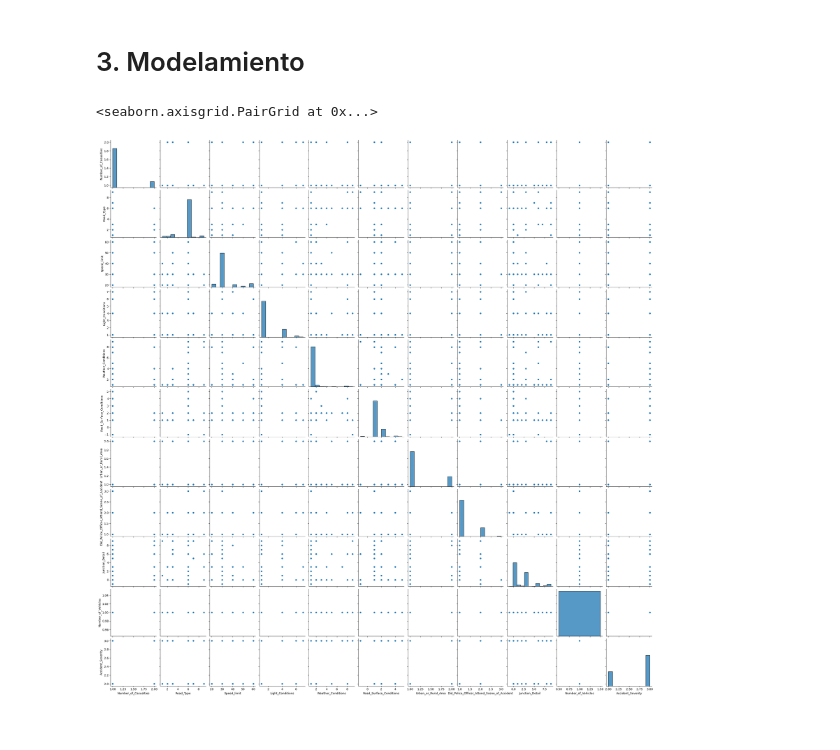
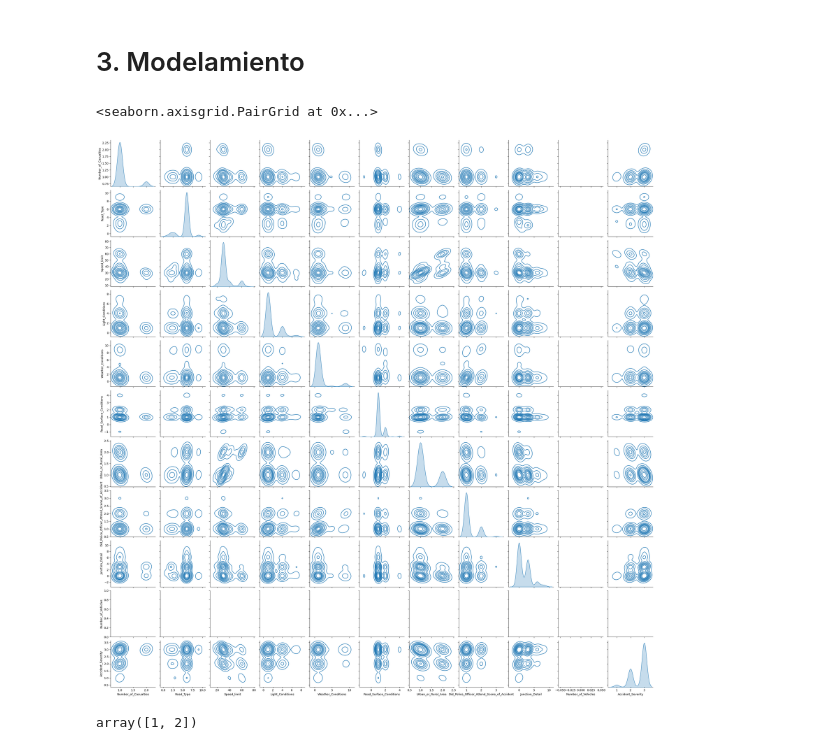
Before and after one commit to bi-202310/lab-1, a Jupyter notebook: clustering.ipynb, the cells around one changed output. Cells and saved outputs as stored; diff of their text form; code cells hidden in the pictures.

Commit message:
added better visualization for exploratory analysis

```diff
--- a/clustering.ipynb
+++ b/clustering.ipynb
@@ -203,9 +188,13 @@ dtype: float64
 # %% [markdown]
 # 3. Modelamiento
 # %%
-sns.pairplot(df_roads.sample(frac=0.05))
+sns.pairplot(data = df_roads.sample(frac=0.05), kind = 'kde')
 # %% [output]
 <seaborn.axisgrid.PairGrid at 0x...>
-[figure, old version]
+[figure, new version]
+# %%
+df_roads['Number_of_Vehicles'].unique()
+# %% [output]
+array([1, 2])
 # %%
 df_roads.groupby(['Road_Type', 'Number_of_Casualties']).size()
```
Also changed, not shown: parts of 8 cells of this notebook.
